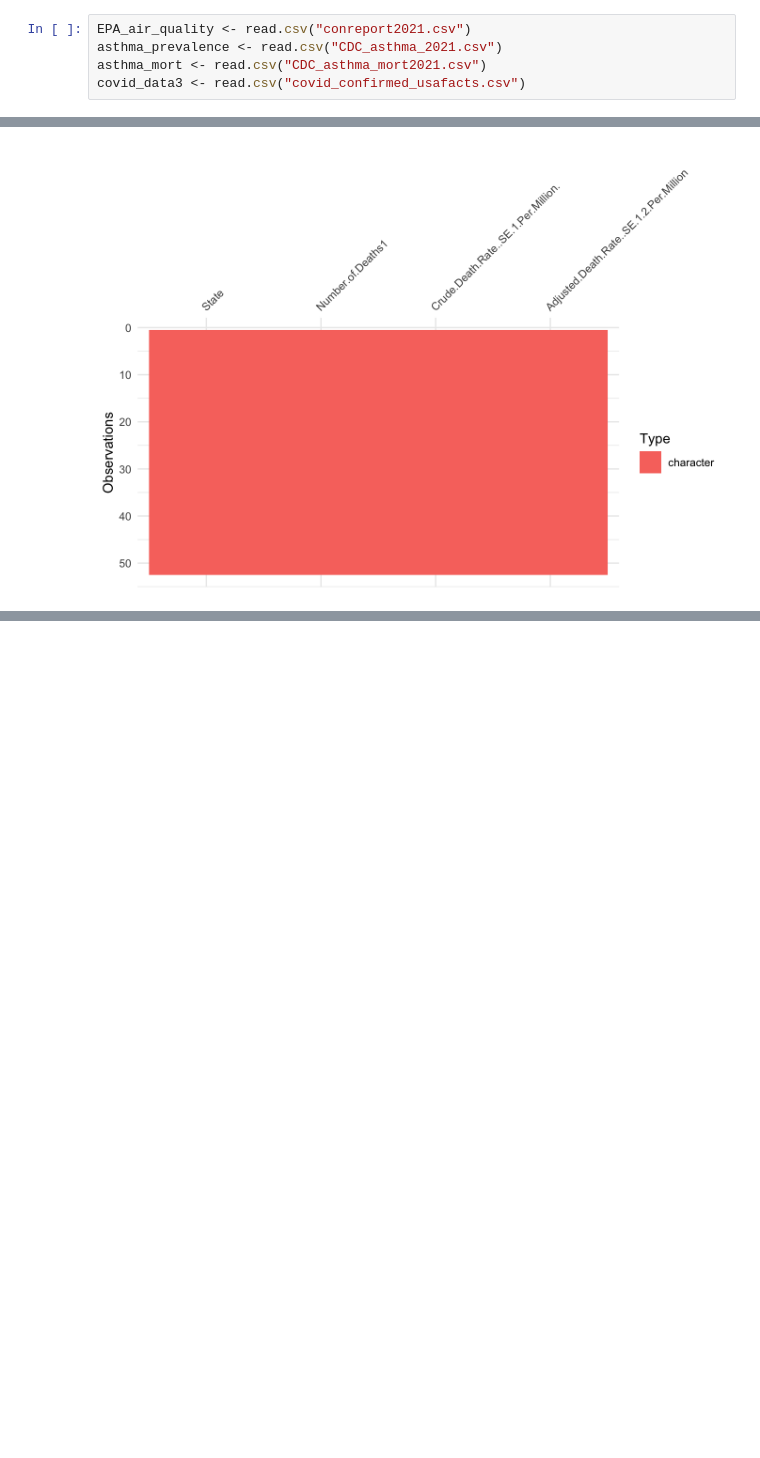
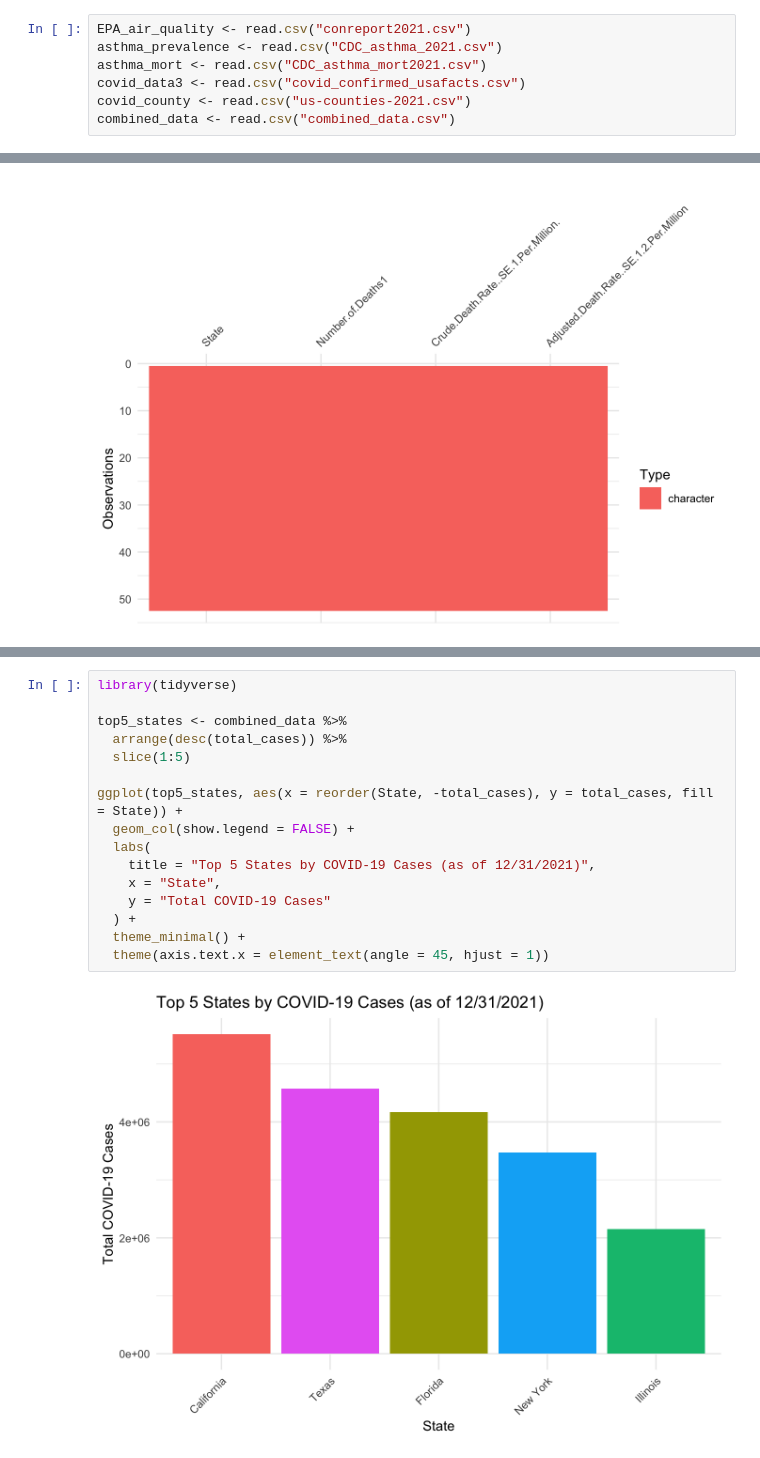
Before and after one commit to balcarcm97/final_project, a Jupyter notebook: docs/index.out.ipynb, the cells around one changed output, grey strips where cells are left out. Drawn from its saved outputs; the diff is of its cells as text; blank space fills up the shorter version.

```diff
--- a/docs/index.out.ipynb
+++ b/docs/index.out.ipynb
@@ -38,6 +38,8 @@ EPA_air_quality <- read.csv("conreport2021.csv")
 asthma_prevalence <- read.csv("CDC_asthma_2021.csv")
 asthma_mort <- read.csv("CDC_asthma_mort2021.csv")
 covid_data3 <- read.csv("covid_confirmed_usafacts.csv")
+covid_county <- read.csv("us-counties-2021.csv")
+combined_data <- read.csv("combined_data.csv")
 # %% [markdown]
 ## EPA Air Quality Data 2021
 # %%
@@ -86,0 +117,18 @@ Monoson, A., Schott, E., Ard, K., Kilburg-Basnyat, B., Tighe, R. M., Pannu, S.,
+# %%
+library(tidyverse)
+
+top5_states <- combined_data %>%
+  arrange(desc(total_cases)) %>%
+  slice(1:5)
+
+ggplot(top5_states, aes(x = reorder(State, -total_cases), y = total_cases, fill = State)) +
+  geom_col(show.legend = FALSE) +
+  labs(
+    title = "Top 5 States by COVID-19 Cases (as of 12/31/2021)",
+    x = "State",
+    y = "Total COVID-19 Cases"
+  ) +
+  theme_minimal() +
+  theme(axis.text.x = element_text(angle = 45, hjust = 1))
+# %% [output]
+[figure, added]
```
Also changed, not shown: parts of 21 cells of this notebook, 38 other files.
